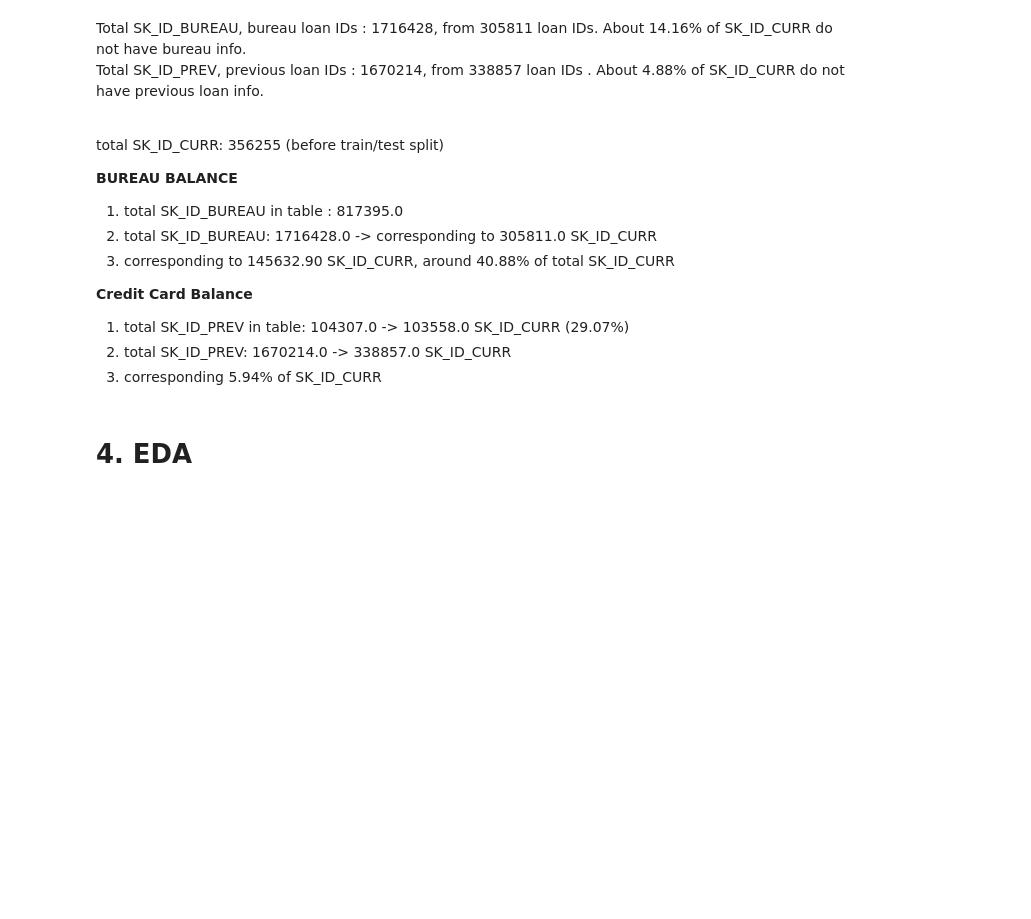
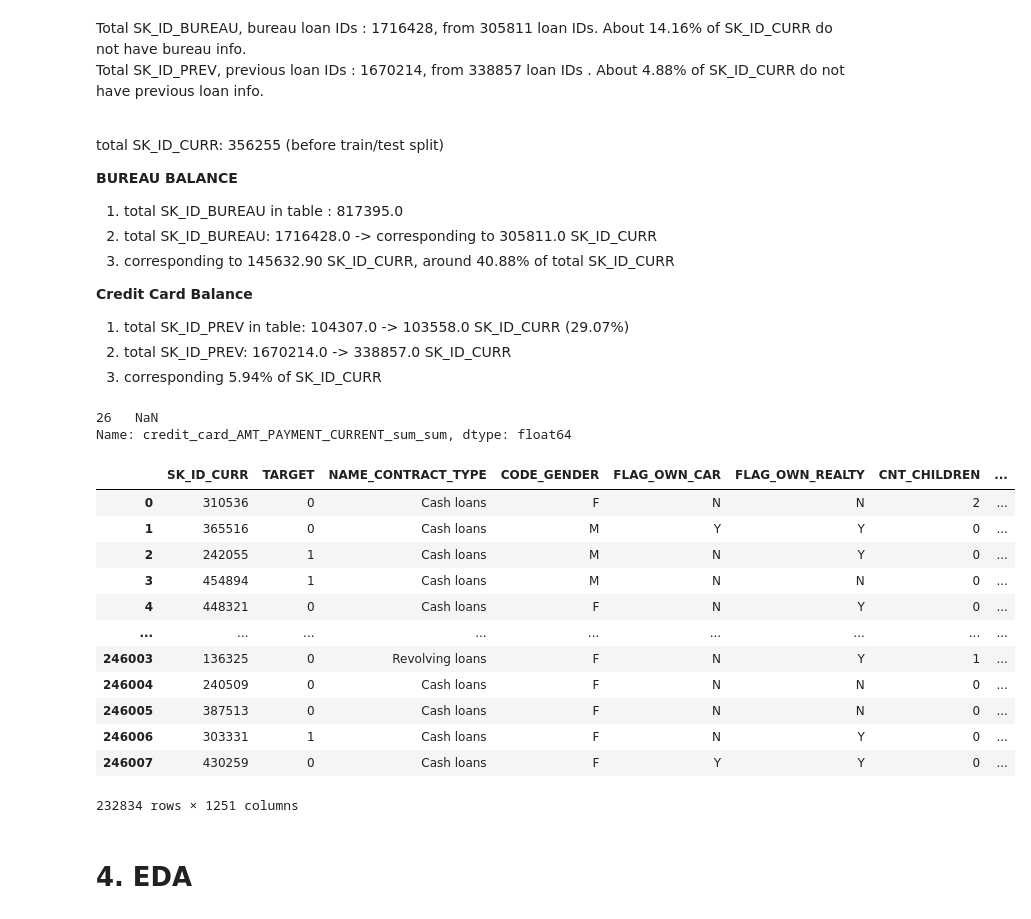
Before and after one commit to CelineChiLamNg/home_credit_default_prediction, a Jupyter notebook: notebooks/home_credit_2.ipynb, the cells around one changed output. Cells and saved outputs as stored; diff of their text form; code cells hidden in the pictures; blank space fills up the shorter version.

```diff
--- a/notebooks/home_credit_2.ipynb
+++ b/notebooks/home_credit_2.ipynb
@@ -204,3 +208,7 @@ from 98.5% to 0%. Consider the categorization below: <br>
+# %%
+folder = os.path.join(project_root, "aggregated_data")
+data_path = os.path.join(folder, "data_merged.pkl")
+data = pd.read_pickle(data_path)
 # %%
 sns.histplot(data=missing_df, y='Percentage Missing', kde=True, bins=30)
 # %% [output]
@@ -244,6 +252,27 @@ total SK_ID_CURR: 356255 (before train/test split)
 1. total SK_ID_PREV in table: 104307.0 -> 103558.0 SK_ID_CURR (29.07%)
 2. total SK_ID_PREV:  1670214.0 -> 338857.0 SK_ID_CURR
 3. corresponding 5.94% of SK_ID_CURR
+# %%
+data[data['SK_ID_CURR']==225361]['credit_card_AMT_PAYMENT_CURRENT_sum_sum']
+# %% [output]
+26   NaN
+Name: credit_card_AMT_PAYMENT_CURRENT_sum_sum, dtype: float64
+# %%
+data[data['SK_ID_PREV_count'].isnull()==False]
+# %% [output]
+|  | SK_ID_CURR | TARGET | NAME_CONTRACT_TYPE | CODE_GENDER | FLAG_OWN_CAR | FLAG_OWN_REALTY | CNT_CHILDREN | ... |
+| 0 | 310536 | 0 | Cash loans | F | N | N | 2 | ... |
+| 1 | 365516 | 0 | Cash loans | M | Y | Y | 0 | ... |
+| 2 | 242055 | 1 | Cash loans | M | N | Y | 0 | ... |
+| 3 | 454894 | 1 | Cash loans | M | N | N | 0 | ... |
+| 4 | 448321 | 0 | Cash loans | F | N | Y | 0 | ... |
+| ... | ... | ... | ... | ... | ... | ... | ... | ... |
+| 246003 | 136325 | 0 | Revolving loans | F | N | Y | 1 | ... |
+| 246004 | 240509 | 0 | Cash loans | F | N | N | 0 | ... |
+| 246005 | 387513 | 0 | Cash loans | F | N | N | 0 | ... |
+| 246006 | 303331 | 1 | Cash loans | F | N | Y | 0 | ... |
+| 246007 | 430259 | 0 | Cash loans | F | Y | Y | 0 | ... |
+232834 rows × 1251 columns
 # %% [markdown]
 # 4. EDA
 # %% [markdown]
```
Also changed, not shown: parts of 3 cells of this notebook, 1 other file.
